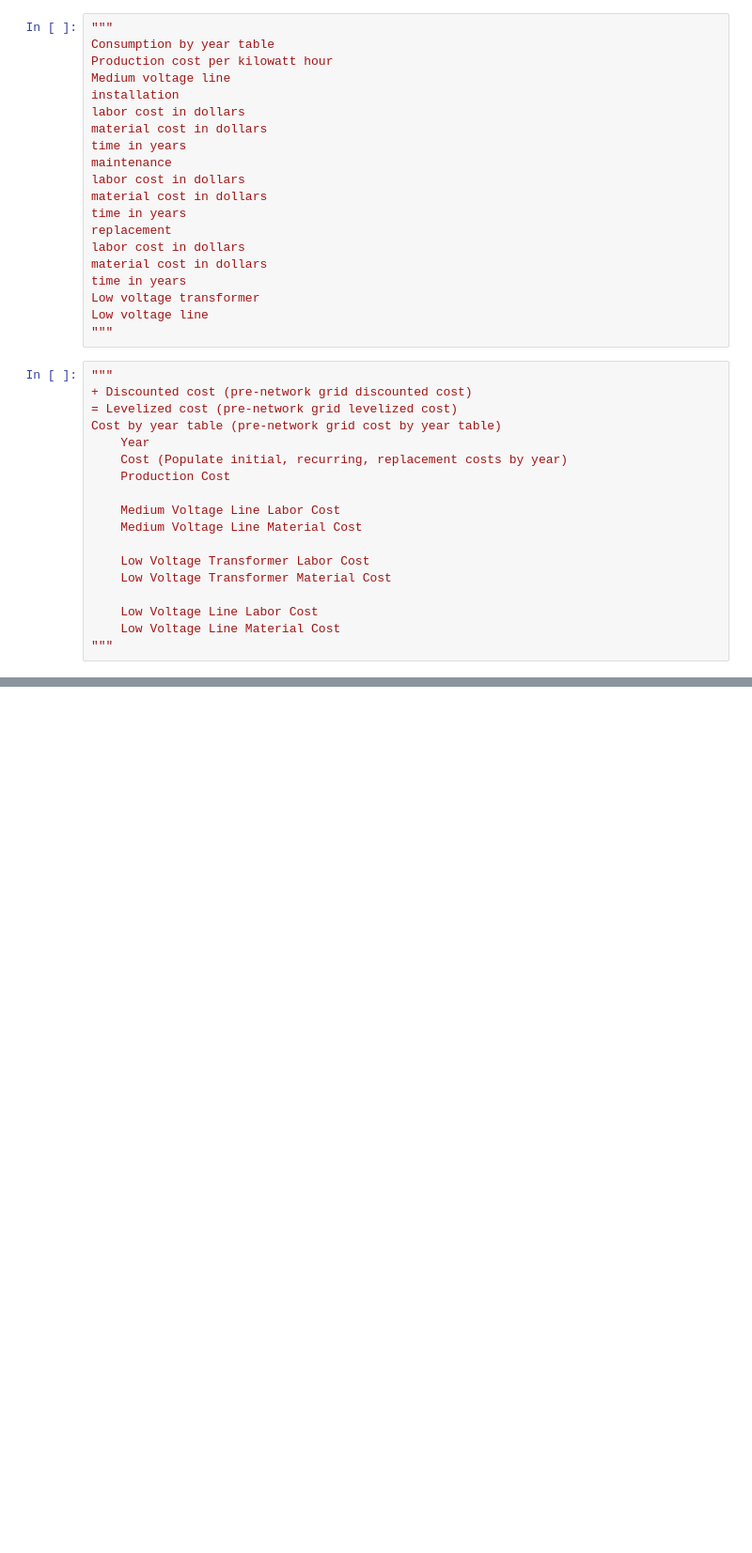
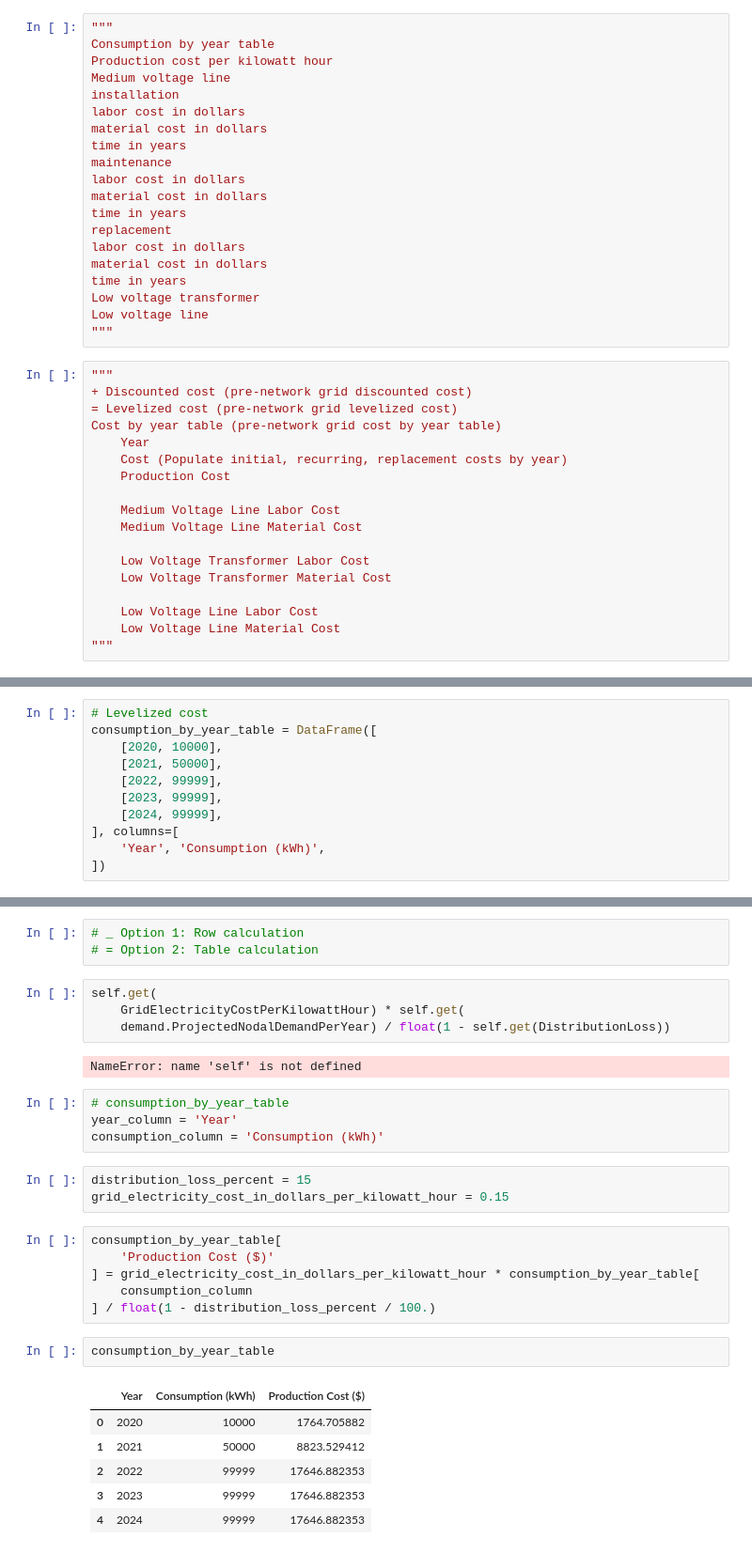
Before and after one commit to SEL-Columbia/infrastructure-planning, a Jupyter notebook: experiments/estimate-electricity-grid-internal-system-nodal-levelized-cost.ipynb, the cells around one changed output, grey strips where cells are left out. Shown at 94% size. Drawn from its saved outputs; the diff is of its cells as text; blank space fills up the shorter version.

```diff
--- a/experiments/estimate-electricity-grid-internal-system-nodal-levelized-cost.ipynb
+++ b/experiments/estimate-electricity-grid-internal-system-nodal-levelized-cost.ipynb
@@ -158,0 +87,11 @@ compute_discounted_cash_flow(cost_by_year_table[['Year', 'Cost']].values, 10)
+# %%
+# Levelized cost
+consumption_by_year_table = DataFrame([
+    [2020, 10000],
+    [2021, 50000],
+    [2022, 99999],
+    [2023, 99999],
+    [2024, 99999],
+], columns=[
+    'Year', 'Consumption (kWh)',
+])
@@ -158,0 +113,31 @@ compute_discounted_cash_flow(cost_by_year_table[['Year', 'Cost']].values, 10)
+# %%
+# _ Option 1: Row calculation
+# = Option 2: Table calculation
+# %%
+self.get(
+    GridElectricityCostPerKilowattHour) * self.get(
+    demand.ProjectedNodalDemandPerYear) / float(1 - self.get(DistributionLoss))
+# %% [output]
+NameError: name 'self' is not defined
+# %%
+# consumption_by_year_table
+year_column = 'Year'
+consumption_column = 'Consumption (kWh)'
+# %%
+distribution_loss_percent = 15
+grid_electricity_cost_in_dollars_per_kilowatt_hour = 0.15
+# %%
+consumption_by_year_table[
+    'Production Cost ($)'
+] = grid_electricity_cost_in_dollars_per_kilowatt_hour * consumption_by_year_table[
+    consumption_column
+] / float(1 - distribution_loss_percent / 100.)
+# %%
+consumption_by_year_table
+# %% [output]
+|  | Year | Consumption (kWh) | Production Cost ($) |
+| 0 | 2020 | 10000 | 1764.705882 |
+| 1 | 2021 | 50000 | 8823.529412 |
+| 2 | 2022 | 99999 | 17646.882353 |
+| 3 | 2023 | 99999 | 17646.882353 |
+| 4 | 2024 | 99999 | 17646.882353 |
```
Also changed, not shown: parts of 44 cells of this notebook, 5 other files.
